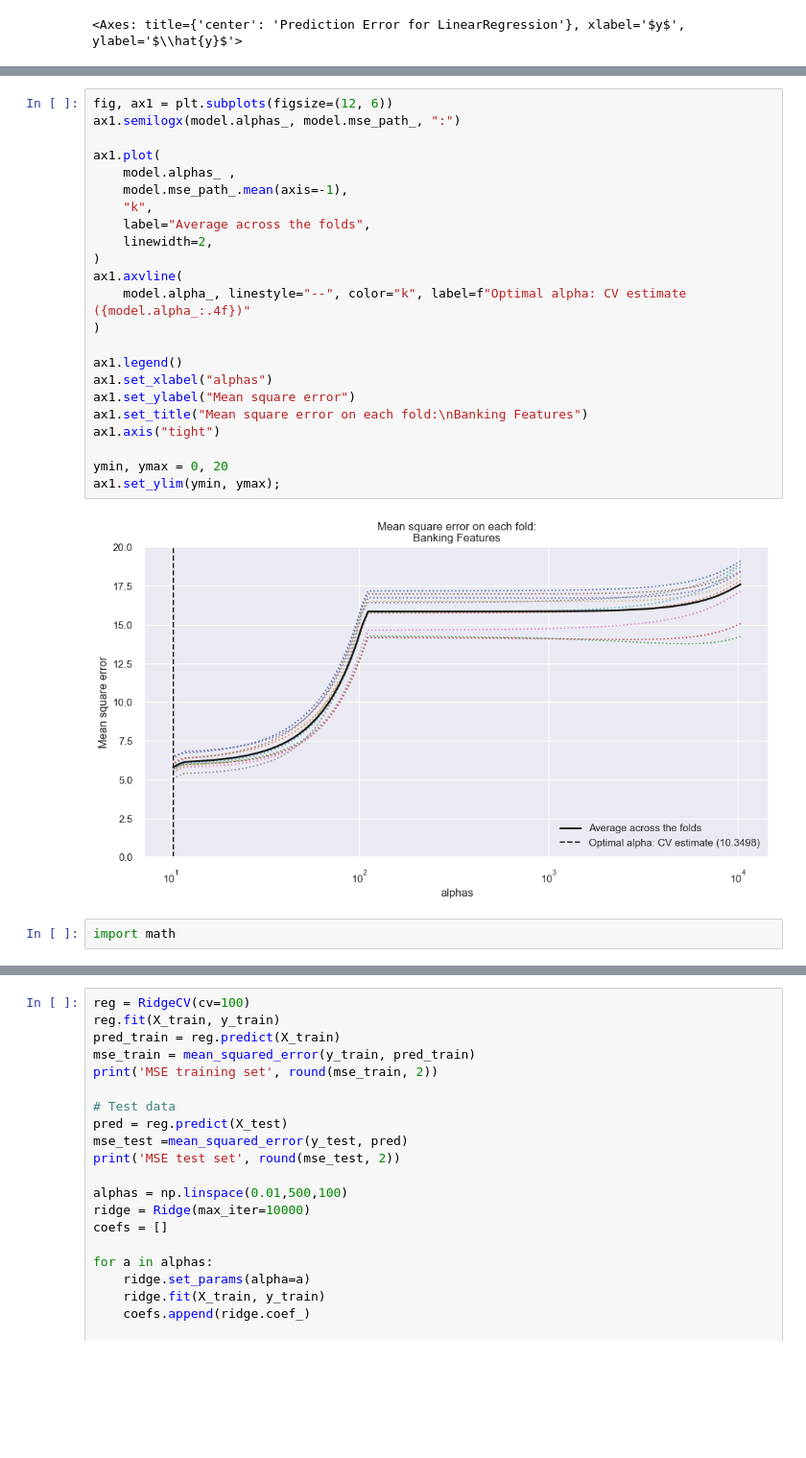
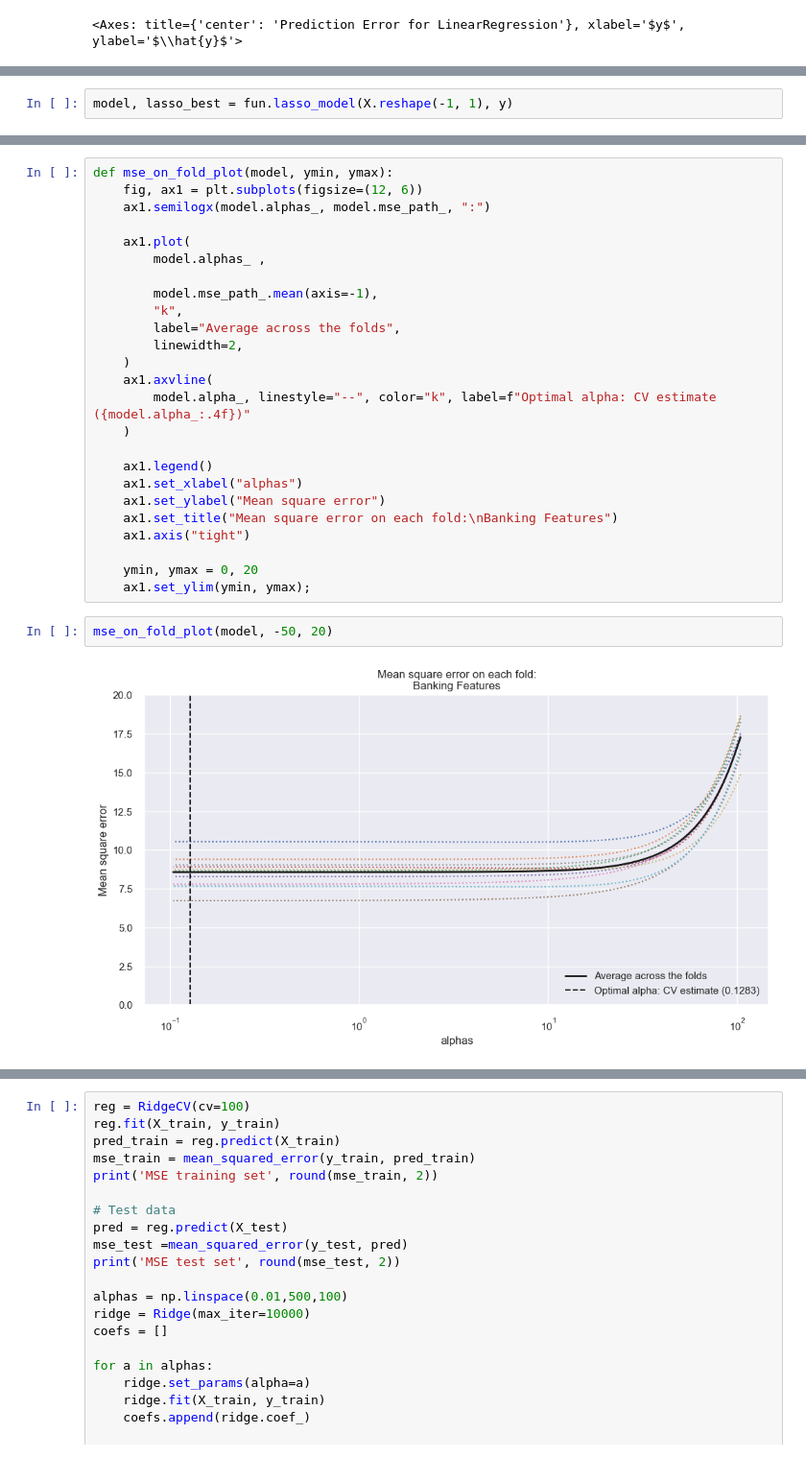
Before and after one commit to DocYoungblood/linear_regression_case_study, a Jupyter notebook: btm.ipynb, the cells around one changed output, grey strips where cells are left out. Shown at 96% size. Saved outputs shown, nothing was run; the diff lists cells and outputs as text; blank space fills up the shorter version.

```diff
--- a/btm.ipynb
+++ b/btm.ipynb
@@ -371,0 +393,2 @@ R squared test set 67.62
+# %%
+model, lasso_best = fun.lasso_model(X.reshape(-1, 1), y)
@@ -409,30 +425,32 @@ ValueError: Unknown label type: continuous. Maybe you are trying to fit a classi
 # %%
-fig, ax1 = plt.subplots(figsize=(12, 6))
-ax1.semilogx(model.alphas_, model.mse_path_, ":")
+def mse_on_fold_plot(model, ymin, ymax):
+    fig, ax1 = plt.subplots(figsize=(12, 6))
+    ax1.semilogx(model.alphas_, model.mse_path_, ":")
 
-ax1.plot(
-    model.alphas_ ,
-    model.mse_path_.mean(axis=-1),
-    "k",
-    label="Average across the folds",
-    linewidth=2,
-)
-ax1.axvline(
-    model.alpha_, linestyle="--", color="k", label=f"Optimal alpha: CV estimate ({model.alpha_:.4f})"
-)
+    ax1.plot(
+        model.alphas_ ,
 
-ax1.legend()
-ax1.set_xlabel("alphas")
-ax1.set_ylabel("Mean square error")
-ax1.set_title("Mean square error on each fold:\nBanking Features")
-ax1.axis("tight")
+        model.mse_path_.mean(axis=-1),
+        "k",
+        label="Average across the folds",
+        linewidth=2,
+    )
+    ax1.axvline(
+        model.alpha_, linestyle="--", color="k", label=f"Optimal alpha: CV estimate ({model.alpha_:.4f})"
+    )
 
-ymin, ymax = 0, 20
-ax1.set_ylim(ymin, ymax);
+    ax1.legend()
+    ax1.set_xlabel("alphas")
+    ax1.set_ylabel("Mean square error")
+    ax1.set_title("Mean square error on each fold:\nBanking Features")
+    ax1.axis("tight")
+
+    ymin, ymax = 0, 20
+    ax1.set_ylim(ymin, ymax);
-# %% [output]
-[figure, removed]
-# %%
-import math
+# %%
+mse_on_fold_plot(model, -50, 20)
+# %% [output]
+[figure, added]
 # %%
 alphas = np.linspace(0.01,500,100)
 lasso = Lasso(max_iter=10000)
```
Also changed, not shown: parts of 12 cells of this notebook, 2 other files.
